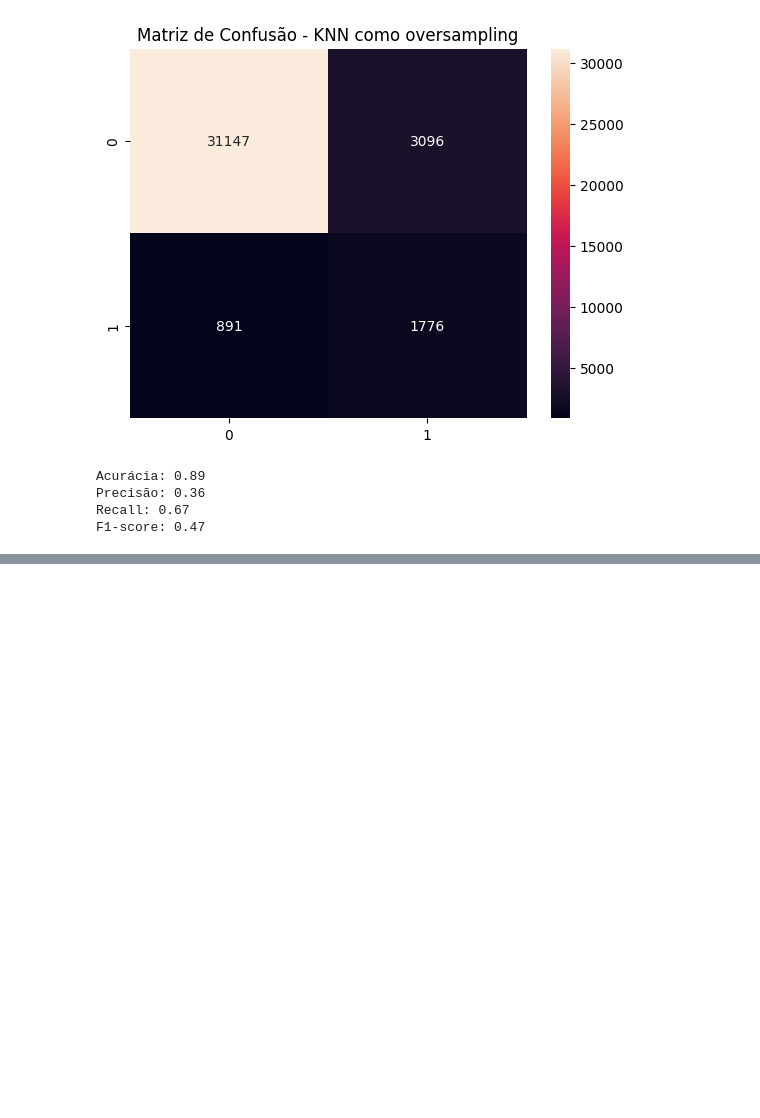
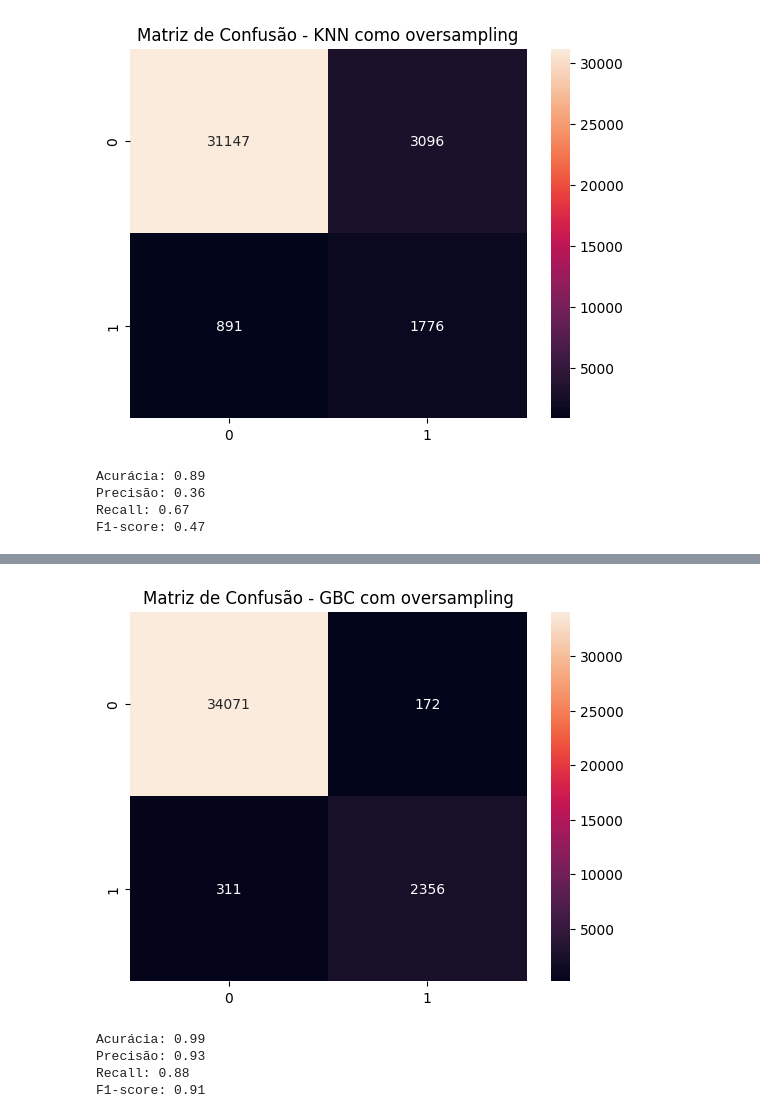
Before and after one commit to Muniz97/Data-Science---Federal-road-accidents---Brazil, a Jupyter notebook: 4 - Model/Federal_Accidents_Model.ipynb, the cells around one changed output, grey strips where cells are left out. Saved outputs shown, nothing was run; the diff lists cells and outputs as text; code cells hidden in the pictures; blank space fills up the shorter version.

```diff
--- a/4 - Model/Federal_Accidents_Model.ipynb
+++ b/4 - Model/Federal_Accidents_Model.ipynb
@@ -301,0 +324,26 @@ F1-score: 0.47
+# %%
+# Criando o modelo GradientBoostingClassifier com a features do Selectkbest
+model_gb_smt = GradientBoostingClassifier(n_estimators = 75 , random_state = 1337, max_depth = 5, learning_rate = 0.1)
+model_gb_smt.fit(x_train_smote, y_train_smote)
+gb_smt_predict= model_gb_smt.predict(x_test)
+# %%
+# Avaliando o modelo de GradientBoostingClassifier com dados sinteticos
+sns.heatmap(confusion_matrix(y_test,gb_smt_predict), annot = True, fmt = 'g')
+plt.title("Matriz de Confusão - GBC com oversampling")
+plt.show()
+
+accuracy = accuracy_score(y_test, gb_smt_predict)
+precision = precision_score(y_test, gb_smt_predict)
+recall = recall_score(y_test, gb_smt_predict)
+f1 = f1_score(y_test, gb_smt_predict)
+
+print(f'Acurácia: {accuracy:.2f}')
+print(f'Precisão: {precision:.2f}')
+print(f'Recall: {recall:.2f}')
+print(f'F1-score: {f1:.2f}')
+# %% [output]
+[figure, added]
+Acurácia: 0.99
+Precisão: 0.93
+Recall: 0.88
+F1-score: 0.91
```
Also changed, not shown: parts of 12 cells of this notebook.
